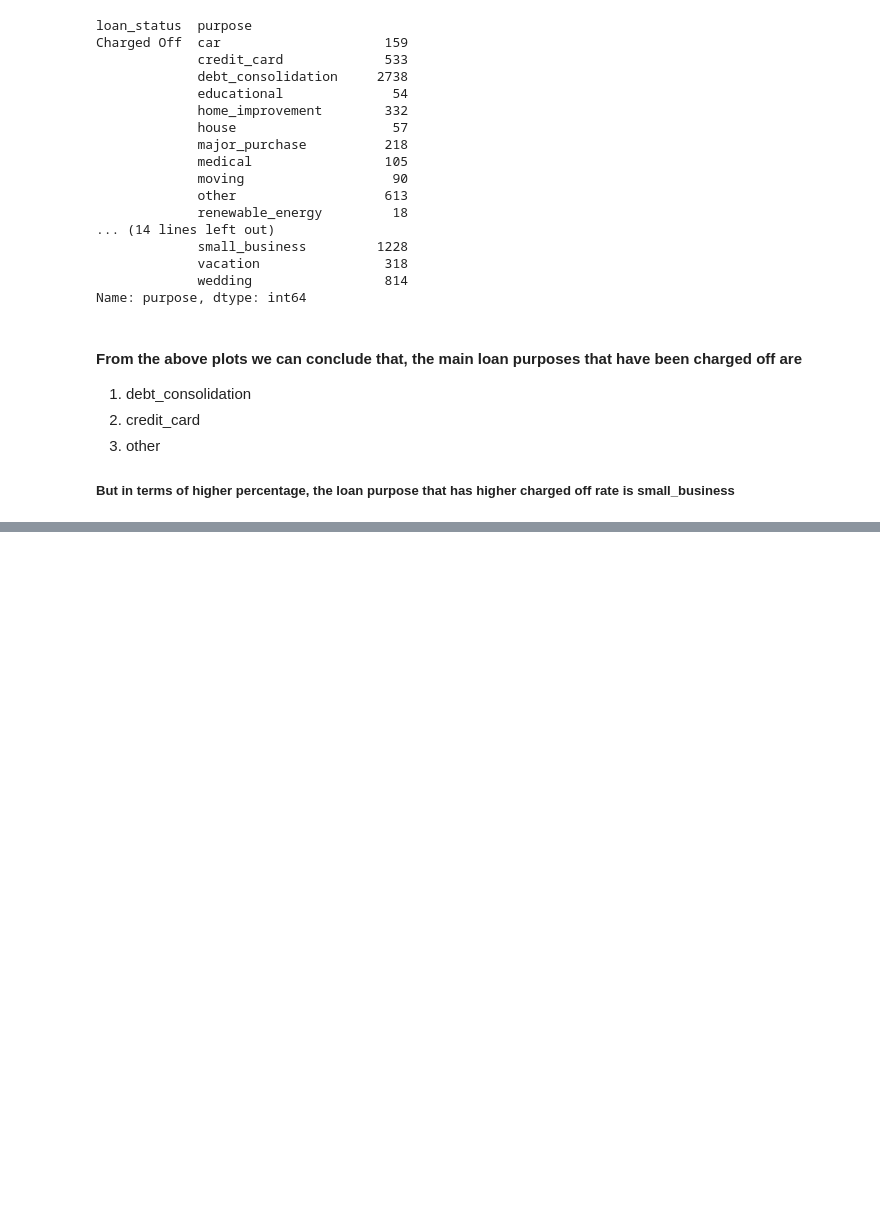
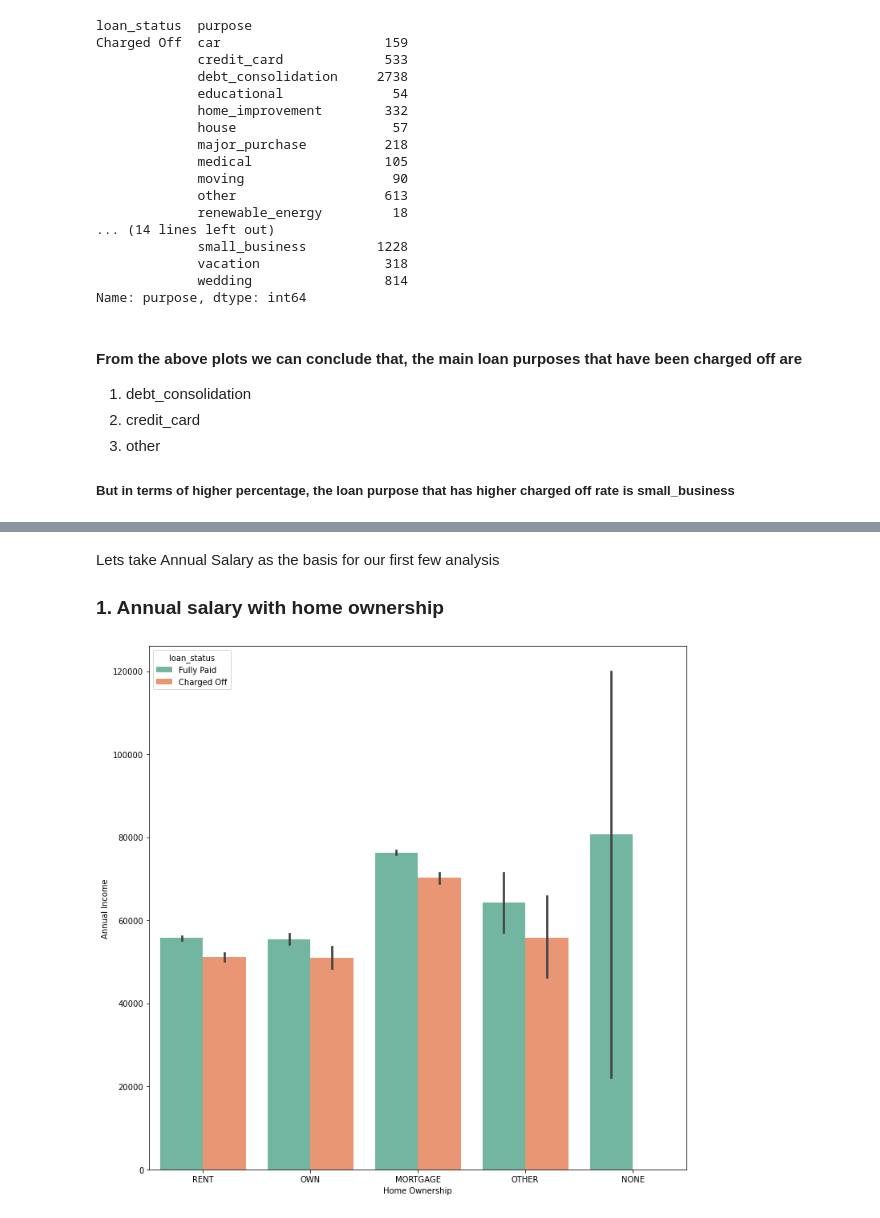
Before and after one commit to saibat/Lending-Club-Case-Study, a Jupyter notebook: Sailesh_Bathala.ipynb, the cells around one changed output, grey strips where cells are left out. Cells and saved outputs as stored; diff of their text form; code cells hidden in the pictures; blank space fills up the shorter version.

```diff
--- a/Sailesh_Bathala.ipynb
+++ b/Sailesh_Bathala.ipynb
@@ -726,0 +741,2 @@ Name: purpose, dtype: int64
+# %%
+loans_dataset['annual_inc_bin'] = pd.cut(loans_dataset['annual_inc'], bins=5,precision =0, labels =['3.8k-41k','41k-77k','77k-114k','114k-150k','150k-187k'])
@@ -726,0 +759,11 @@ Name: purpose, dtype: int64
+# %% [markdown]
+Lets take Annual Salary as the basis for our first few analysis
+### 1.  Annual salary with home ownership
+# %%
+plt.figure(figsize=(12,12))
+sns.barplot(data =loans_dataset,x='home_ownership', y='annual_inc', hue ='loan_status',palette="Set2")
+plt.xlabel('Home Ownership')
+plt.ylabel('Annual Income')
+plt.show()
+# %% [output]
+[figure, added]
```
Also changed, not shown: parts of 34 cells of this notebook.
